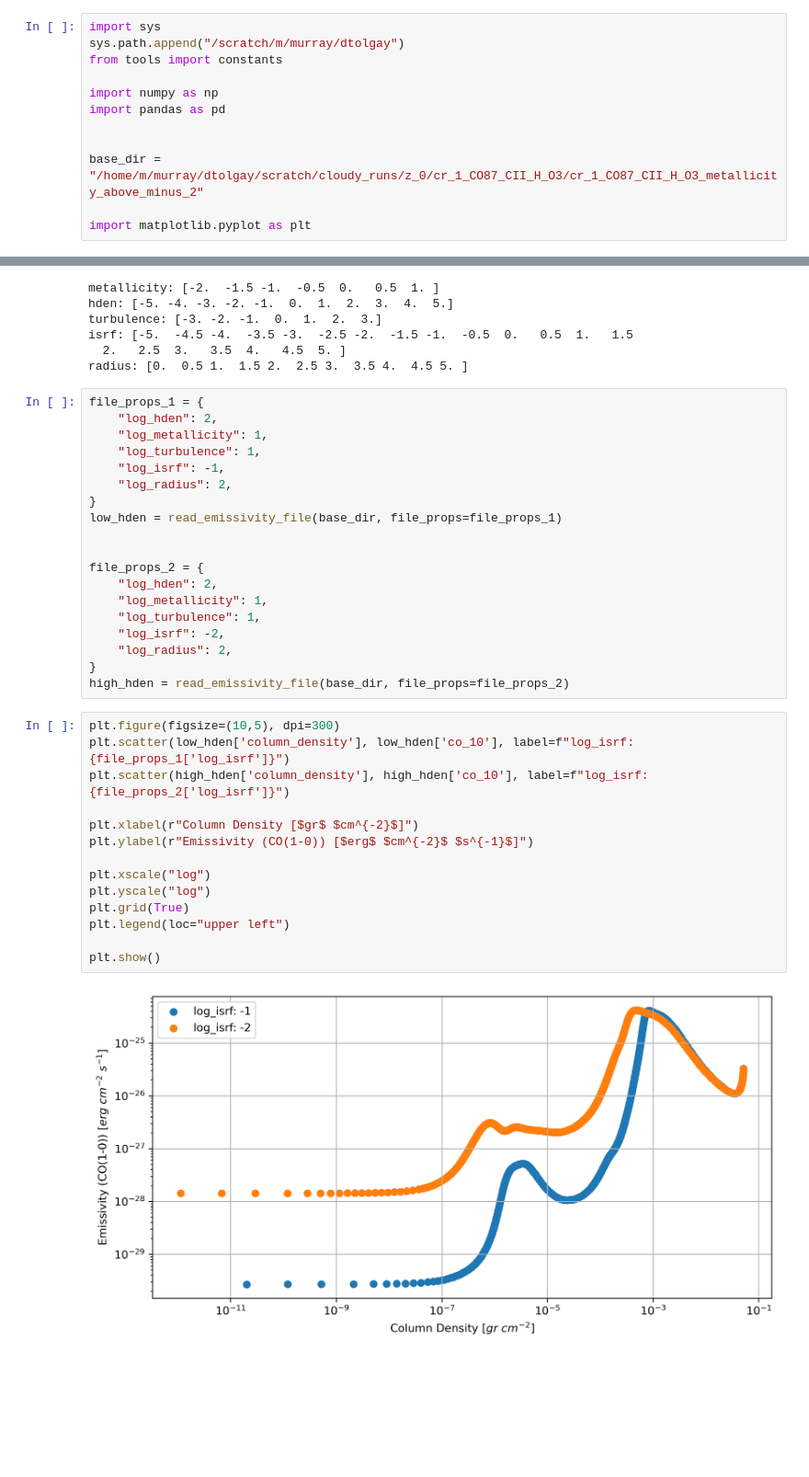
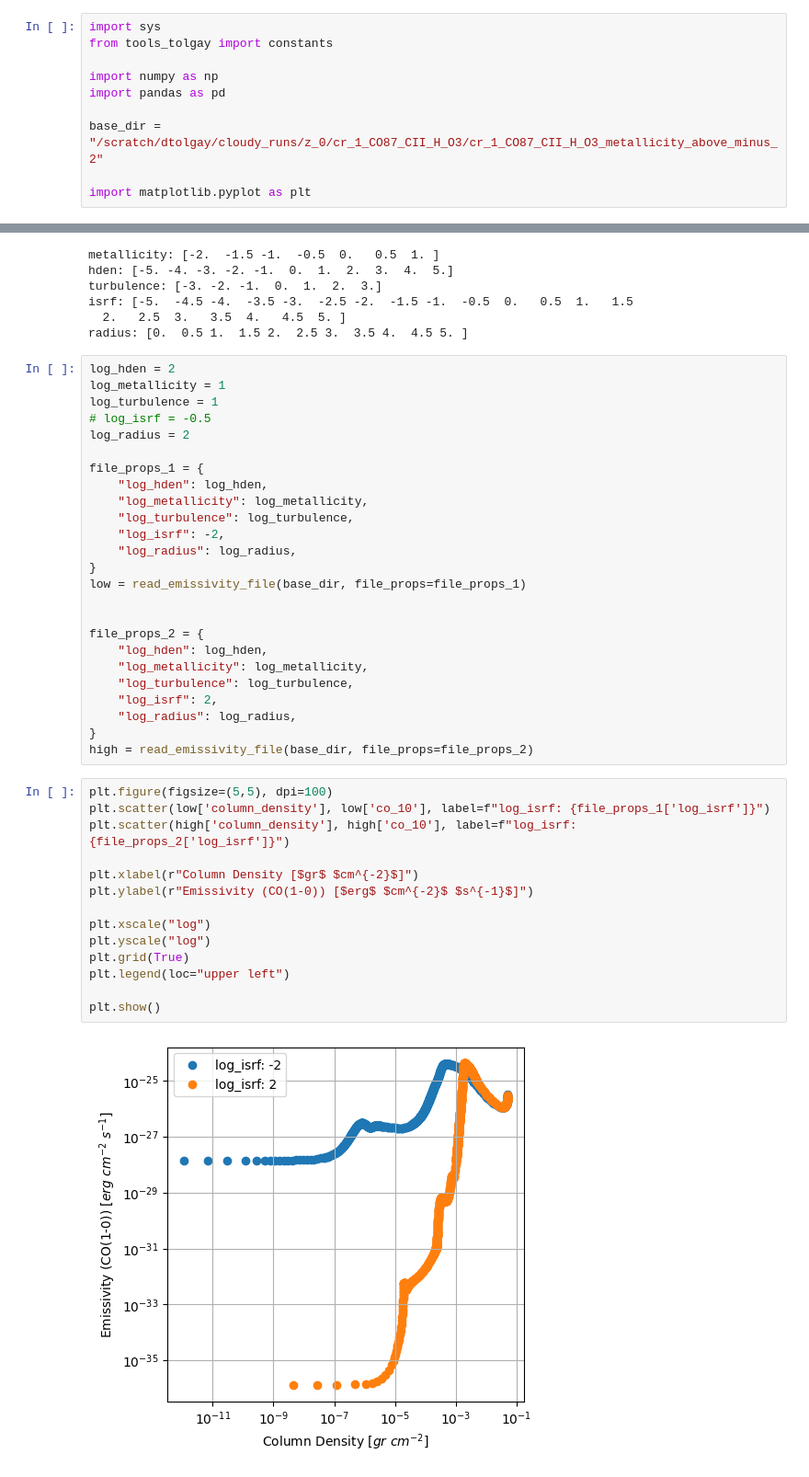
Before and after one commit to dtolgay/niagara_analyze_hden_metallicity_turbulence_isrf_radius, a Jupyter notebook: cloudy/same_run_with_different_isrf.ipynb, the cells around one changed output, grey strips where cells are left out. Shown: that part at 92% size. Cells and saved outputs as stored; diff of their text form; blank space fills up the shorter version.

```diff
--- a/cloudy/same_run_with_different_isrf.ipynb
+++ b/cloudy/same_run_with_different_isrf.ipynb
@@ -1,13 +1,11 @@
 # %%
 import sys
-sys.path.append("/scratch/m/murray/dtolgay")
-from tools import constants
+from tools_tolgay import constants
 
 import numpy as np
 import pandas as pd
 
-
-base_dir = "/home/m/murray/dtolgay/scratch/cloudy_runs/z_0/cr_1_CO87_CII_H_O3/cr_1_CO87_CII_H_O3_metallicity_above_minus_2"
+base_dir = "/scratch/dtolgay/cloudy_runs/z_0/cr_1_CO87_CII_H_O3/cr_1_CO87_CII_H_O3_metallicity_above_minus_2"
 
 import matplotlib.pyplot as plt
 # %% [markdown]
@@ -100,37 +98,43 @@ isrf: [-5.  -4.5 -4.  -3.5 -3.  -2.5 -2.  -1.5 -1.  -0.5  0.   0.5  1.   1.5
   2.   2.5  3.   3.5  4.   4.5  5. ]
 radius: [0.  0.5 1.  1.5 2.  2.5 3.  3.5 4.  4.5 5. ]
 # %%
+log_hden = 2
+log_metallicity = 1
+log_turbulence = 1
+# log_isrf = -0.5
+log_radius = 2
+
 file_props_1 = {
-    "log_hden": 2,
-    "log_metallicity": 1,
-    "log_turbulence": 1,
-    "log_isrf": -1,
-    "log_radius": 2,
+    "log_hden": log_hden,
+    "log_metallicity": log_metallicity,
+    "log_turbulence": log_turbulence,
+    "log_isrf": -2,
+    "log_radius": log_radius,
 }
-low_hden = read_emissivity_file(base_dir, file_props=file_props_1)
+low = read_emissivity_file(base_dir, file_props=file_props_1)
 
 
 file_props_2 = {
-    "log_hden": 2,
-    "log_metallicity": 1,
-    "log_turbulence": 1,
-    "log_isrf": -2,
-    "log_radius": 2,
+    "log_hden": log_hden,
+    "log_metallicity": log_metallicity,
+    "log_turbulence": log_turbulence,
+    "log_isrf": 2,
+    "log_radius": log_radius,
 }
-high_hden = read_emissivity_file(base_dir, file_props=file_props_2)
+high = read_emissivity_file(base_dir, file_props=file_props_2)
 # %%
-plt.figure(figsize=(10,5), dpi=300)
-plt.scatter(low_hden['column_density'], low_hden['co_10'], label=f"log_isrf: {file_props_1['log_isrf']}")
-plt.scatter(high_hden['column_density'], high_hden['co_10'], label=f"log_isrf: {file_props_2['log_isrf']}")
+plt.figure(figsize=(5,5), dpi=100)
+plt.scatter(low['column_density'], low['co_10'], label=f"log_isrf: {file_props_1['log_isrf']}")
+plt.scatter(high['column_density'], high['co_10'], label=f"log_isrf: {file_props_2['log_isrf']}")
 
 plt.xlabel(r"Column Density [$gr$ $cm^{-2}$]")
 plt.ylabel(r"Emissivity (CO(1-0)) [$erg$ $cm^{-2}$ $s^{-1}$]")
 
 plt.xscale("log")
 plt.yscale("log")
 plt.grid(True)
 plt.legend(loc="upper left")
 
 plt.show()
 # %% [output]
-[figure, old version]
+[figure, new version]
```
Also changed, not shown: parts of 5 cells of this notebook, 48 other files.
